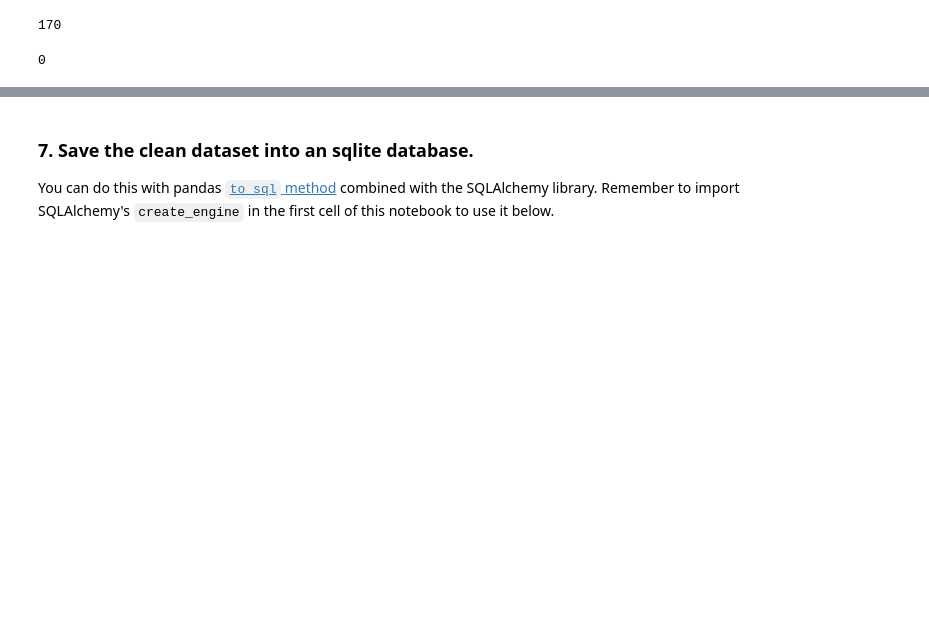
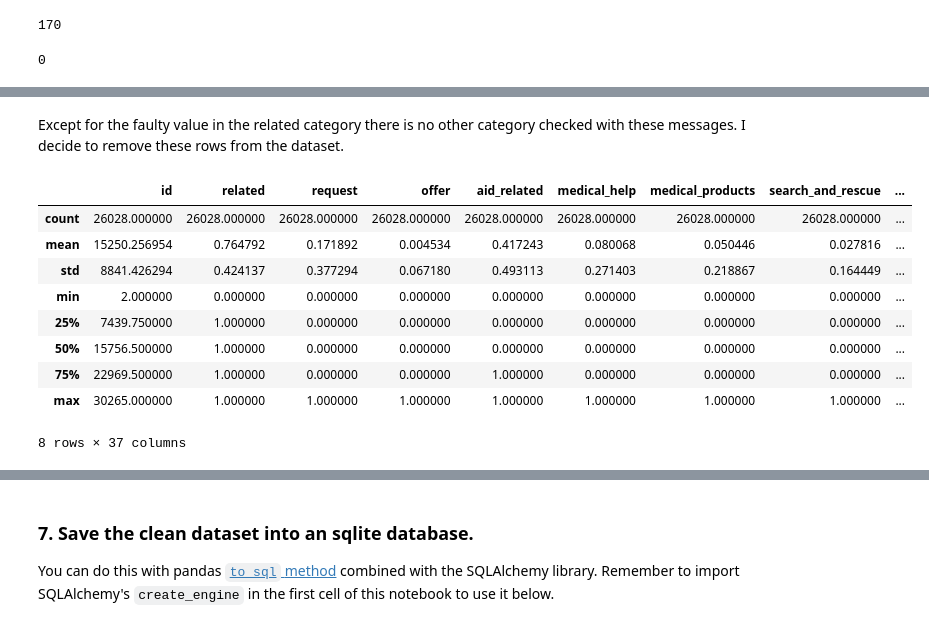
Before and after one commit to YvesDeutschmann/disaster-response-pipeline-project, a Jupyter notebook: ETL Pipeline Preparation.ipynb, the cells around one changed output, grey strips where cells are left out. Saved outputs shown, nothing was run; the diff lists cells and outputs as text; code cells hidden in the pictures; blank space fills up the shorter version.

```diff
--- a/ETL Pipeline Preparation.ipynb
+++ b/ETL Pipeline Preparation.ipynb
@@ -158,0 +196,2 @@ df.duplicated().sum()
+# %% [markdown]
+Except for the faulty value in the related category there is no other category checked with these messages. I decide to remove these rows from the dataset.
@@ -158,0 +200,13 @@ df.duplicated().sum()
+# %%
+df.describe()
+# %% [output]
+|  | id | related | request | offer | aid_related | medical_help | medical_products | search_and_rescue | ... |
+| count | 26028.000000 | 26028.000000 | 26028.000000 | 26028.000000 | 26028.000000 | 26028.000000 | 26028.000000 | 26028.000000 | ... |
+| mean | 15250.256954 | 0.764792 | 0.171892 | 0.004534 | 0.417243 | 0.080068 | 0.050446 | 0.027816 | ... |
+| std | 8841.426294 | 0.424137 | 0.377294 | 0.067180 | 0.493113 | 0.271403 | 0.218867 | 0.164449 | ... |
+| min | 2.000000 | 0.000000 | 0.000000 | 0.000000 | 0.000000 | 0.000000 | 0.000000 | 0.000000 | ... |
+| 25% | 7439.750000 | 1.000000 | 0.000000 | 0.000000 | 0.000000 | 0.000000 | 0.000000 | 0.000000 | ... |
+| 50% | 15756.500000 | 1.000000 | 0.000000 | 0.000000 | 0.000000 | 0.000000 | 0.000000 | 0.000000 | ... |
+| 75% | 22969.500000 | 1.000000 | 0.000000 | 0.000000 | 1.000000 | 0.000000 | 0.000000 | 0.000000 | ... |
+| max | 30265.000000 | 1.000000 | 1.000000 | 1.000000 | 1.000000 | 1.000000 | 1.000000 | 1.000000 | ... |
+8 rows × 37 columns
```
Also changed, not shown: parts of 11 cells of this notebook, 1 other file.
